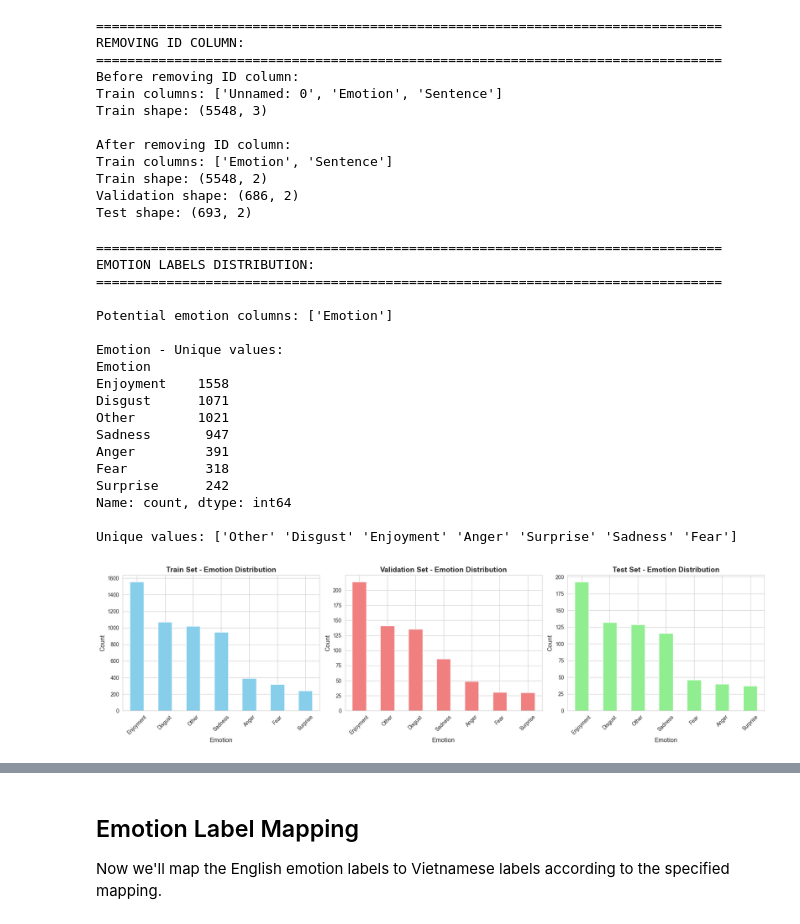
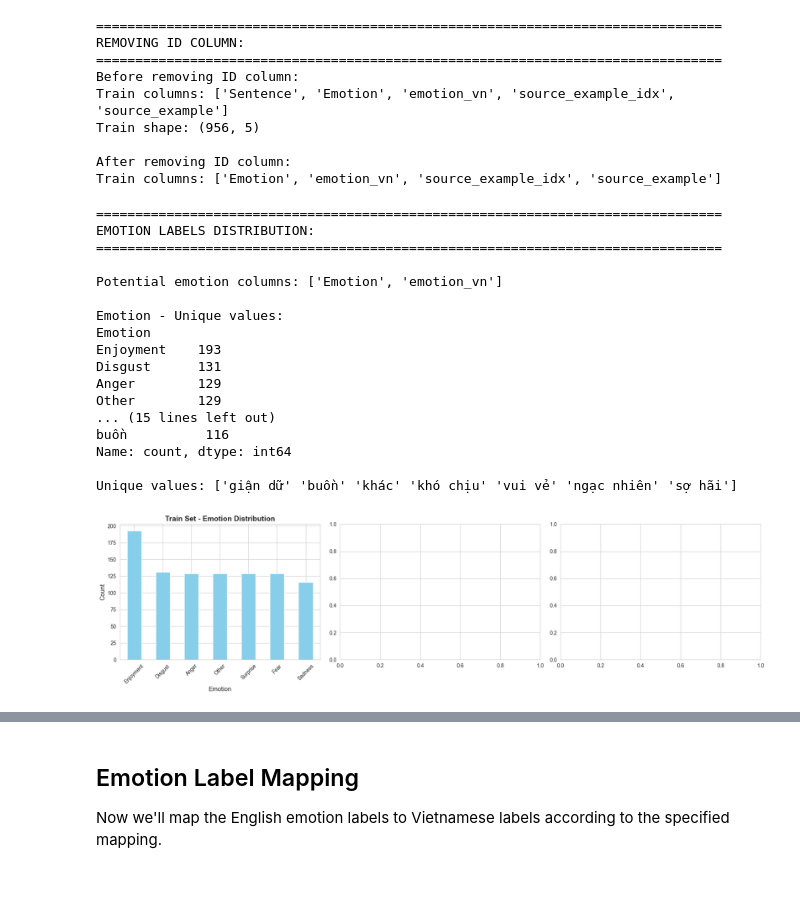
Before and after one commit to giahuy1310/topicmodeling, a Jupyter notebook: tm_research/DataProcess.ipynb, the cells around one changed output, grey strips where cells are left out. Cells and saved outputs as stored; diff of their text form; code cells hidden in the pictures; blank space fills up the shorter version.

```diff
--- a/tm_research/DataProcess.ipynb
+++ b/tm_research/DataProcess.ipynb
@@ -25,3 +21,6 @@ Test set shape: (693, 3)
+# %%
+train_df = pd.read_csv('/Users/giahuy/Documents/GitHub/topicmodeling/tm_research/data/processed/test_org_clean.csv')
+# train_df = pd.read_excel('/Users/giahuy/Documents/GitHub/topicmodeling/data/test_nor_811.xlsx')
 # %%
 # Display first few rows of train data
 print("=" * 80)
@@ -116,27 +109,24 @@ print(f"Train shape: {train_df.shape}")
 
 # Remove the first column (assuming it's an ID column)
 train_df = train_df.drop(train_df.columns[0], axis=1)
-val_df = val_df.drop(val_df.columns[0], axis=1)
-test_df = test_df.drop(test_df.columns[0], axis=1)
+# # val_df = val_df.drop(val_df.columns[0], axis=1)
+# # test_df = test_df.drop(test_df.columns[0], axis=1)
 
 print("\nAfter removing ID column:")
 print(f"Train columns: {train_df.columns.tolist()}")
-print(f"Train shape: {train_df.shape}")
-print(f"Validation shape: {val_df.shape}")
-print(f"Test shape: {test_df.shape}")
+# print(f"Train shape: {train_df.shape}")
+# # print(f"Validation shape: {val_df.shape}")
+# # print(f"Test shape: {test_df.shape}")
 # %% [output]
 ================================================================================
 REMOVING ID COLUMN:
 ================================================================================
 Before removing ID column:
-Train columns: ['Unnamed: 0', 'Emotion', 'Sentence']
-Train shape: (5548, 3)
+Train columns: ['Sentence', 'Emotion', 'emotion_vn', 'source_example_idx', 'source_example']
+Train shape: (956, 5)
 
 After removing ID column:
-Train columns: ['Emotion', 'Sentence']
-Train shape: (5548, 2)
-Validation shape: (686, 2)
-Test shape: (693, 2)
+Train columns: ['Emotion', 'emotion_vn', 'source_example_idx', 'source_example']
 # %%
 # Check unique emotion labels
 print("=" * 80)
@@ -158,59 +148,58 @@ for col in emotion_cols:
 EMOTION LABELS DISTRIBUTION:
 ================================================================================
 
-Potential emotion columns: ['Emotion']
+Potential emotion columns: ['Emotion', 'emotion_vn']
 
 Emotion - Unique values:
 Emotion
-Enjoyment    1558
-Disgust      1071
-Other        1021
-Sadness       947
-Anger         391
-Fear          318
-Surprise      242
+Enjoyment    193
+Disgust      131
+Anger        129
+Other        129
+... (15 lines left out)
+buồn          116
 Name: count, dtype: int64
 
-Unique values: ['Other' 'Disgust' 'Enjoyment' 'Anger' 'Surprise' 'Sadness' 'Fear']
+Unique values: ['giận dữ' 'buồn' 'khác' 'khó chịu' 'vui vẻ' 'ngạc nhiên' 'sợ hãi']
 # %%
 # Visualize emotion distribution across datasets
 fig, axes = plt.subplots(1, 3, figsize=(18, 5))
 
 # Find emotion column
 emotion_col = None
 for col in train_df.columns:
     if 'emotion' in col.lower() or 'label' in col.lower():
         emotion_col = col
         break
 
 if emotion_col:
     # Train set
     train_df[emotion_col].value_counts().plot(kind='bar', ax=axes[0], color='skyblue')
     axes[0].set_title('Train Set - Emotion Distribution', fontsize=14, fontweight='bold')
     axes[0].set_xlabel('Emotion', fontsize=12)
     axes[0].set_ylabel('Count', fontsize=12)
     axes[0].tick_params(axis='x', rotation=45)
 
-    # Validation set
-    val_df[emotion_col].value_counts().plot(kind='bar', ax=axes[1], color='lightcoral')
-    axes[1].set_title('Validation Set - Emotion Distribution', fontsize=14, fontweight='bold')
-    axes[1].set_xlabel('Emotion', fontsize=12)
-    axes[1].set_ylabel('Count', fontsize=12)
-    axes[1].tick_params(axis='x', rotation=45)
+    # # Validation set
+    # val_df[emotion_col].value_counts().plot(kind='bar', ax=axes[1], color='lightcoral')
+    # axes[1].set_title('Validation Set - Emotion Distribution', fontsize=14, fontweight='bold')
+    # axes[1].set_xlabel('Emotion', fontsize=12)
+    # axes[1].set_ylabel('Count', fontsize=12)
+    # axes[1].tick_params(axis='x', rotation=45)
 
-    # Test set
-    test_df[emotion_col].value_counts().plot(kind='bar', ax=axes[2], color='lightgreen')
-    axes[2].set_title('Test Set - Emotion Distribution', fontsize=14, fontweight='bold')
-    axes[2].set_xlabel('Emotion', fontsize=12)
-    axes[2].set_ylabel('Count', fontsize=12)
-    axes[2].tick_params(axis='x', rotation=45)
+    # # Test set
+    # test_df[emotion_col].value_counts().plot(kind='bar', ax=axes[2], color='lightgreen')
+    # axes[2].set_title('Test Set - Emotion Distribution', fontsize=14, fontweight='bold')
+    # axes[2].set_xlabel('Emotion', fontsize=12)
+    # axes[2].set_ylabel('Count', fontsize=12)
+    # axes[2].tick_params(axis='x', rotation=45)
 
     plt.tight_layout()
     plt.show()
 else:
     print("No emotion column found!")
 # %% [output]
-[figure, old version]
+[figure, new version]
 # %%
 # Check text statistics if there's a text column
 text_cols = [col for col in train_df.columns if 'text' in col.lower() or 'content' in col.lower() or 'sentence' in col.lower()]
```
Also changed, not shown: parts of 13 cells of this notebook, 20 other files.
